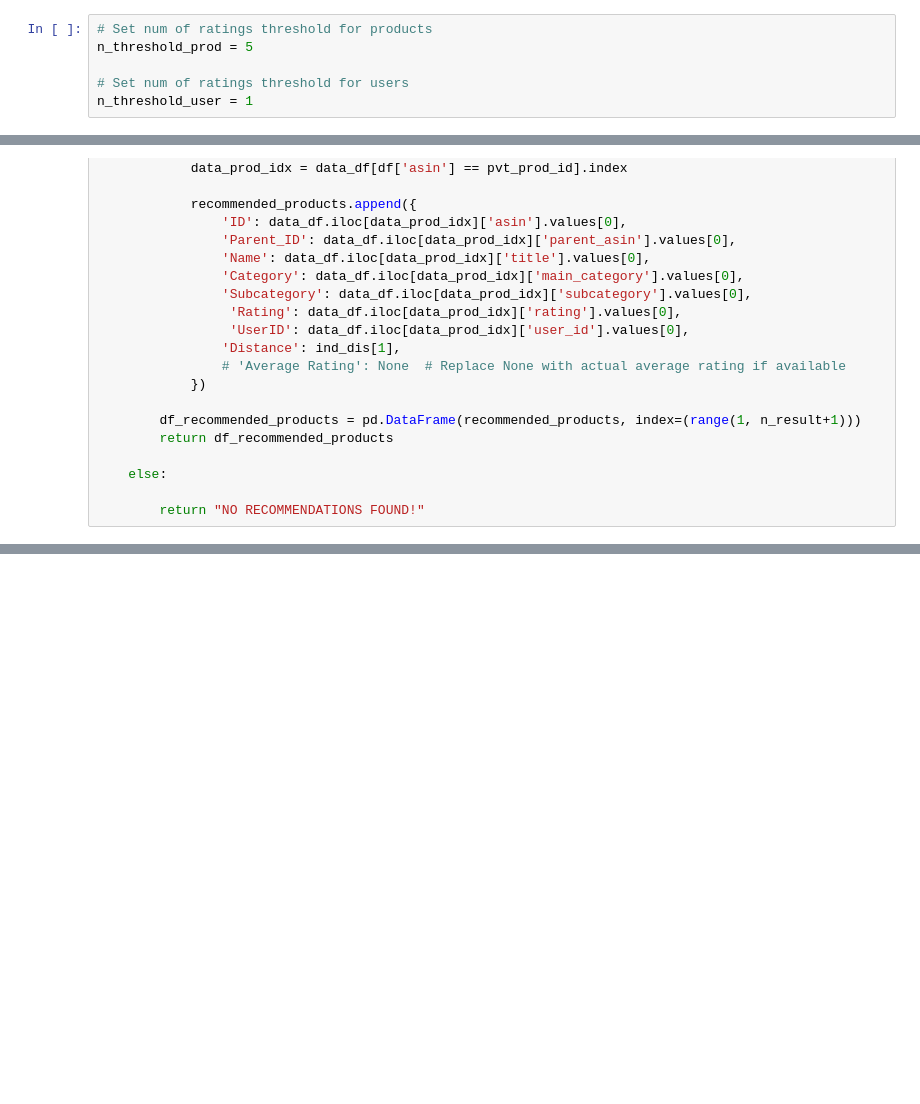
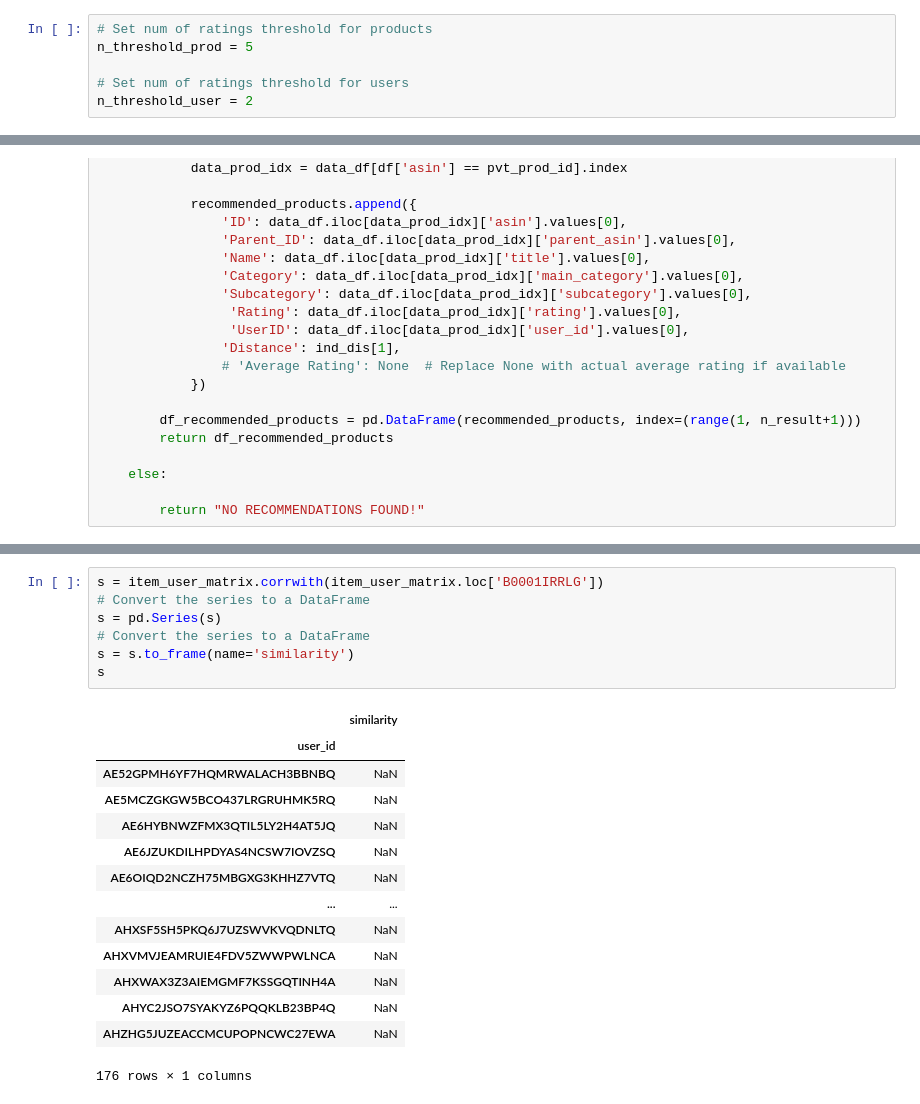
Before and after one commit to ds-edu/capstone-recsys, a Jupyter notebook: recsys_ecomm/notebooks/recsys.ipynb, the cells around one changed output, grey strips where cells are left out. Cells and saved outputs as stored; diff of their text form; blank space fills up the shorter version.

```diff
--- a/recsys_ecomm/notebooks/recsys.ipynb
+++ b/recsys_ecomm/notebooks/recsys.ipynb
@@ -1045,4 +1065,4 @@ Refer to EDA Distribution of ratings. Align with business on what threshold to s
 n_threshold_prod = 5
 
 # Set num of ratings threshold for users
-n_threshold_user = 1
+n_threshold_user = 2
@@ -1174,0 +1365,22 @@ df_recommendations[['ID', 'Parent_ID', 'Category', 'Subcategory', 'Name', 'Dista
+# %%
+s = item_user_matrix.corrwith(item_user_matrix.loc['B0001IRRLG'])
+# Convert the series to a DataFrame
+s = pd.Series(s)
+# Convert the series to a DataFrame
+s = s.to_frame(name='similarity')
+s
+# %% [output]
+|  | similarity |
+| user_id |  |
+| AE52GPMH6YF7HQMRWALACH3BBNBQ | NaN |
+| AE5MCZGKGW5BCO437LRGRUHMK5RQ | NaN |
+| AE6HYBNWZFMX3QTIL5LY2H4AT5JQ | NaN |
+| AE6JZUKDILHPDYAS4NCSW7IOVZSQ | NaN |
+| AE6OIQD2NCZH75MBGXG3KHHZ7VTQ | NaN |
+| ... | ... |
+| AHXSF5SH5PKQ6J7UZSWVKVQDNLTQ | NaN |
+| AHXVMVJEAMRUIE4FDV5ZWWPWLNCA | NaN |
+| AHXWAX3Z3AIEMGMF7KSSGQTINH4A | NaN |
+| AHYC2JSO7SYAKYZ6PQQKLB23BP4Q | NaN |
+| AHZHG5JUZEACCMCUPOPNCWC27EWA | NaN |
+176 rows × 1 columns
```
Also changed, not shown: parts of 44 cells of this notebook.
